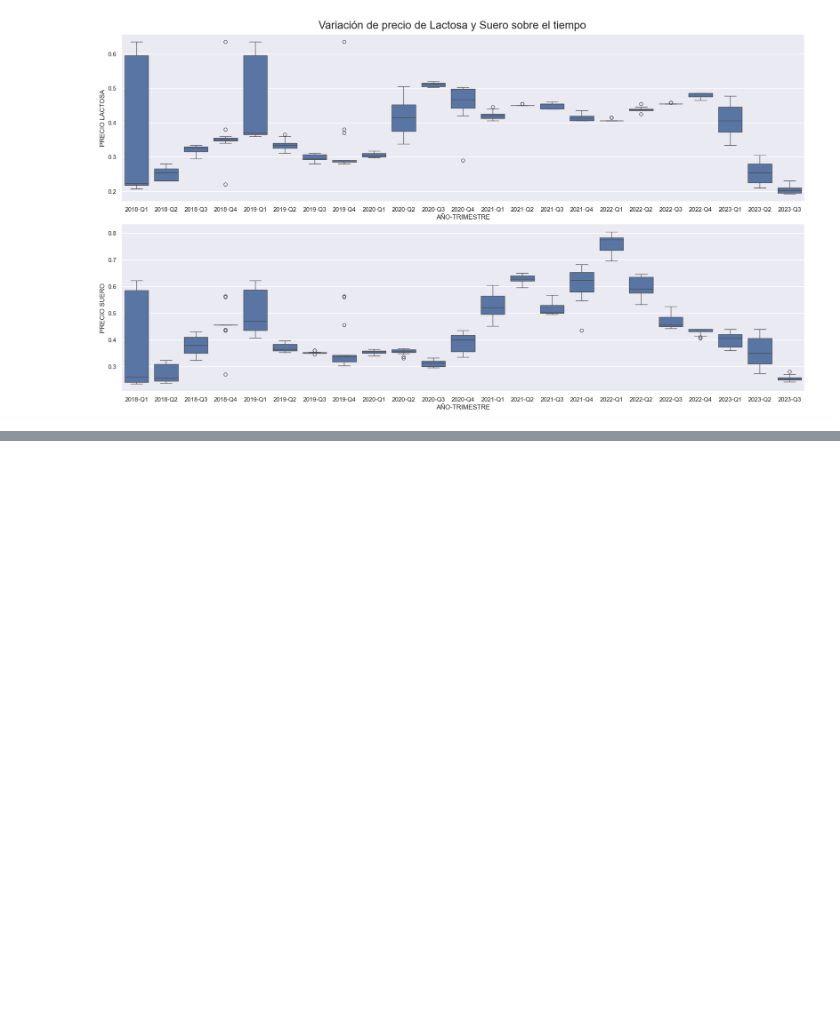
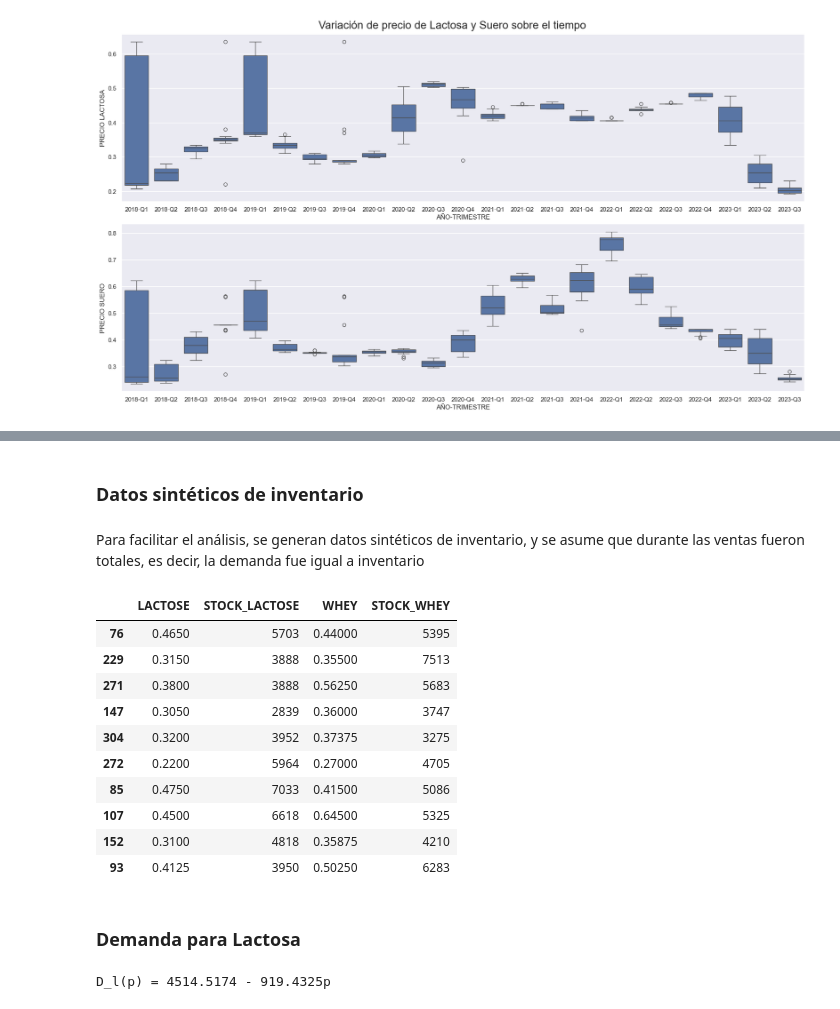
Before and after one commit to EnriqueMC557/426-MCI16-AlgoritmosMetaheuristicos, a Jupyter notebook: E2/E2_EnriqueMenaCamilo.ipynb, the cells around one changed output, grey strips where cells are left out. Cells and saved outputs as stored; diff of their text form; code cells hidden in the pictures; blank space fills up the shorter version.

```diff
--- a/E2/E2_EnriqueMenaCamilo.ipynb
+++ b/E2/E2_EnriqueMenaCamilo.ipynb
@@ -126,0 +156,4 @@ plt.savefig(f"figures/precio_tiempo.png", bbox_inches='tight', dpi=300)
+# %% [markdown]
+### Datos sintéticos de inventario
+# %% [markdown]
+Para facilitar el análisis, se generan datos sintéticos de inventario, y se asume que durante las ventas fueron totales, es decir, la demanda fue igual a inventario
@@ -126,0 +167,31 @@ plt.savefig(f"figures/precio_tiempo.png", bbox_inches='tight', dpi=300)
+# %%
+stock_lactose = np.random.normal(loc=5000, scale=2000, size=len(clean_data)//3).astype(int)
+stock_whey = np.random.normal(loc=5000, scale=1500, size=len(clean_data)//3).astype(int)
+clean_data["STOCK_LACTOSE"] = np.random.choice(stock_lactose, size=len(clean_data))
+clean_data["STOCK_WHEY"] = np.random.choice(stock_whey, size=len(clean_data))
+clean_data["STOCK_LACTOSE"] = clean_data["STOCK_LACTOSE"].transform(fit_stock)
+clean_data["STOCK_WHEY"] = clean_data["STOCK_WHEY"].transform(fit_stock)
+clean_data[["LACTOSE", "STOCK_LACTOSE", "WHEY", "STOCK_WHEY"]].sample(10)
+# %% [output]
+|  | LACTOSE | STOCK_LACTOSE | WHEY | STOCK_WHEY |
+| 76 | 0.4650 | 5703 | 0.44000 | 5395 |
+| 229 | 0.3150 | 3888 | 0.35500 | 7513 |
+| 271 | 0.3800 | 3888 | 0.56250 | 5683 |
+| 147 | 0.3050 | 2839 | 0.36000 | 3747 |
+| 304 | 0.3200 | 3952 | 0.37375 | 3275 |
+| 272 | 0.2200 | 5964 | 0.27000 | 4705 |
+| 85 | 0.4750 | 7033 | 0.41500 | 5086 |
+| 107 | 0.4500 | 6618 | 0.64500 | 5325 |
+| 152 | 0.3100 | 4818 | 0.35875 | 4210 |
+| 93 | 0.4125 | 3950 | 0.50250 | 6283 |
+# %% [markdown]
+### Demanda para Lactosa
+# %%
+lactose_reg = LinearRegression(positive=True).fit(clean_data[["LACTOSE"]], clean_data["STOCK_LACTOSE"])
+print(f"D_l(p) = {lactose_reg.intercept_:.4f} - {lactose_reg.coef_[0]:.4f}p ")
+l_i, l_c = lactose_reg.intercept_, lactose_reg.coef_[0]
+
+def demand_lactose(price: float):
+    return l_i - l_c*price
+# %% [output]
+D_l(p) = 4514.5174 - 919.4325p
```
Also changed, not shown: parts of 15 cells of this notebook, 3 other files.
